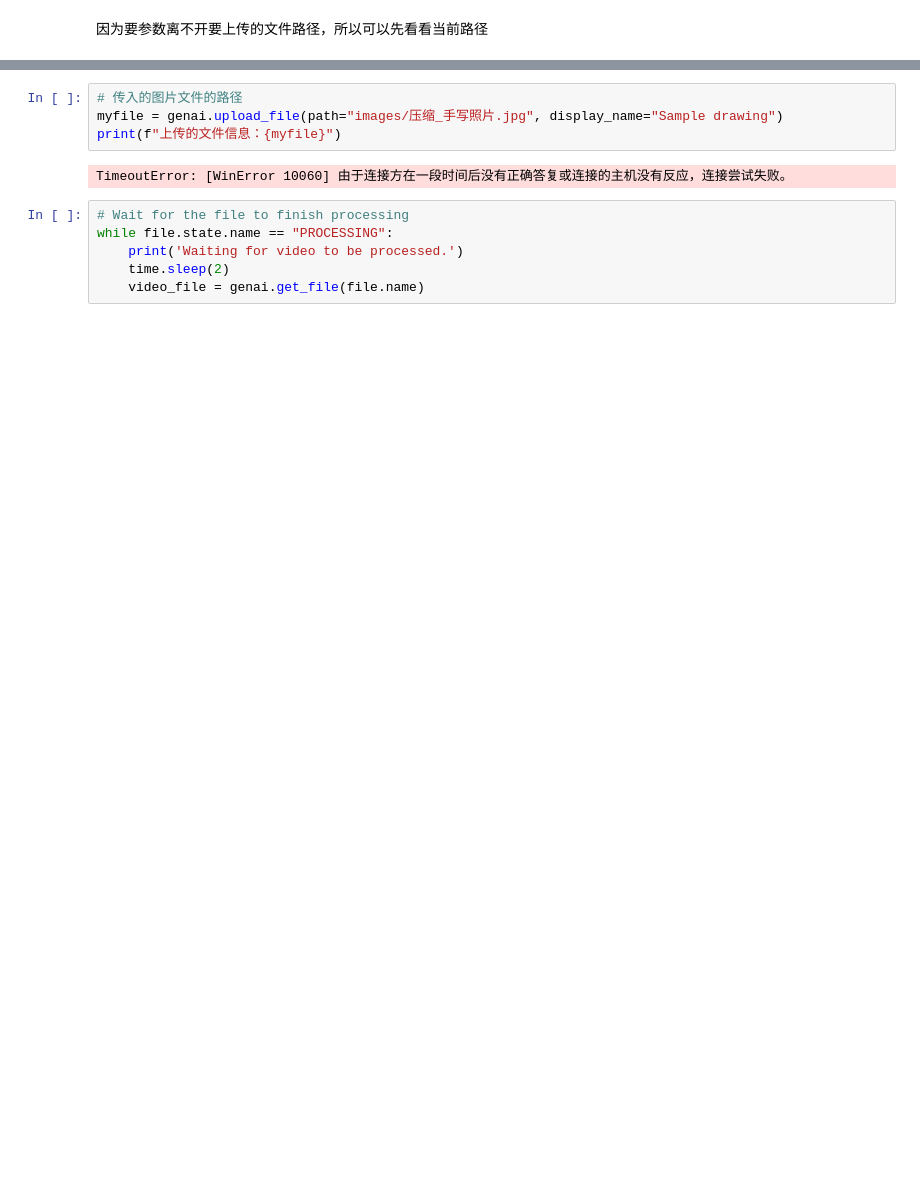
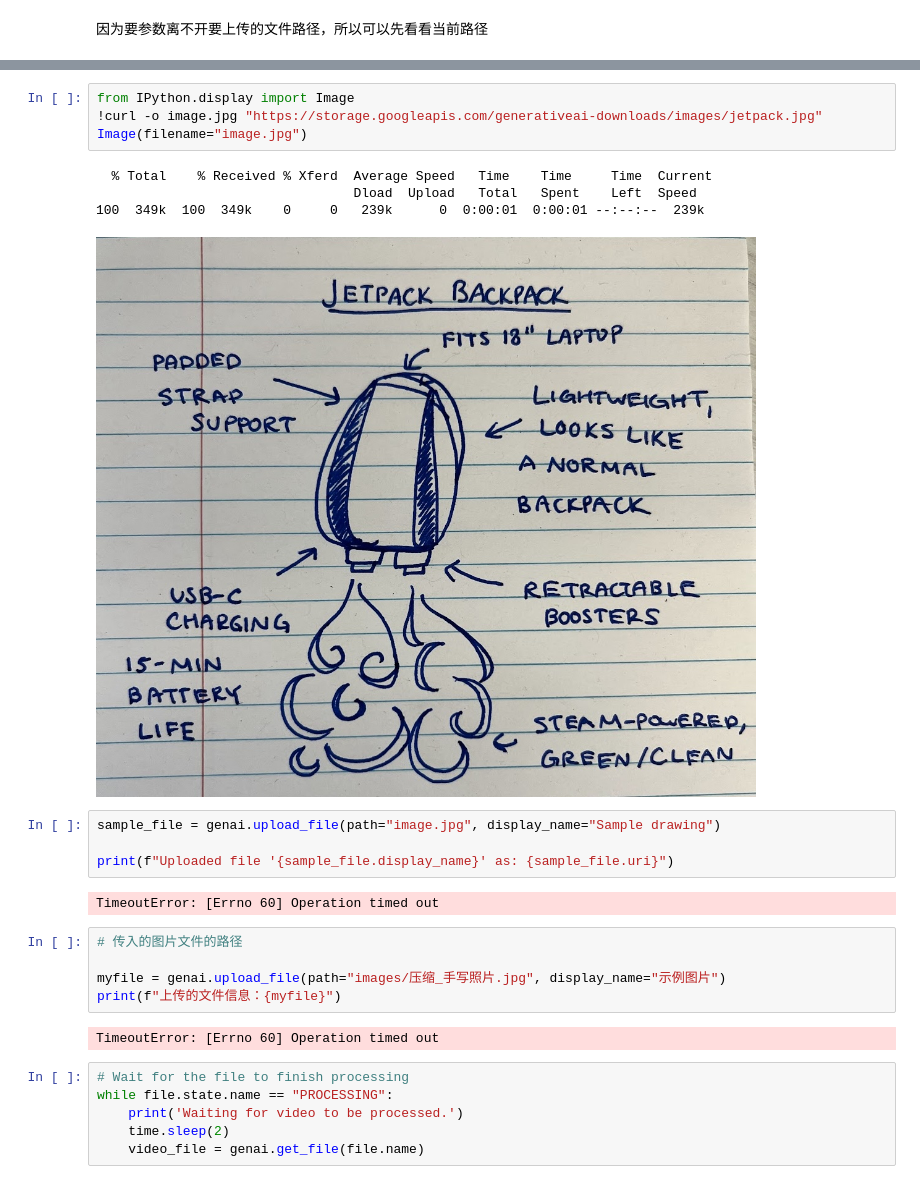
Before and after one commit to threecatsago/Fhouse, a Jupyter notebook: 文件上传API及多模态的token数.ipynb, the cells around one changed output, grey strips where cells are left out. Cells and saved outputs as stored; diff of their text form; blank space fills up the shorter version.

```diff
--- a/文件上传API及多模态的token数.ipynb
+++ b/文件上传API及多模态的token数.ipynb
@@ -81,9 +74,25 @@ D:\PycharmProject\Gemini-系列
+# %%
+from IPython.display import Image
+!curl -o image.jpg "https://storage.googleapis.com/generativeai-downloads/images/jetpack.jpg"
+Image(filename="image.jpg")
+# %% [output]
+  % Total    % Received % Xferd  Average Speed   Time    Time     Time  Current
+                                 Dload  Upload   Total   Spent    Left  Speed
+100  349k  100  349k    0     0   239k      0  0:00:01  0:00:01 --:--:--  239k
+[figure, added]
+# %%
+sample_file = genai.upload_file(path="image.jpg", display_name="Sample drawing")
+
+print(f"Uploaded file '{sample_file.display_name}' as: {sample_file.uri}")
+# %% [output]
+TimeoutError: [Errno 60] Operation timed out
 # %%
 # 传入的图片文件的路径
-myfile = genai.upload_file(path="images/压缩_手写照片.jpg", display_name="Sample drawing")
+
+myfile = genai.upload_file(path="images/压缩_手写照片.jpg", display_name="示例图片")
 print(f"上传的文件信息：{myfile}")
 # %% [output]
-TimeoutError: [WinError 10060] 由于连接方在一段时间后没有正确答复或连接的主机没有反应，连接尝试失败。
+TimeoutError: [Errno 60] Operation timed out
 # %%
 # Wait for the file to finish processing
 while file.state.name == "PROCESSING":
```
Also changed, not shown: parts of 5 cells of this notebook, 3 other files.
